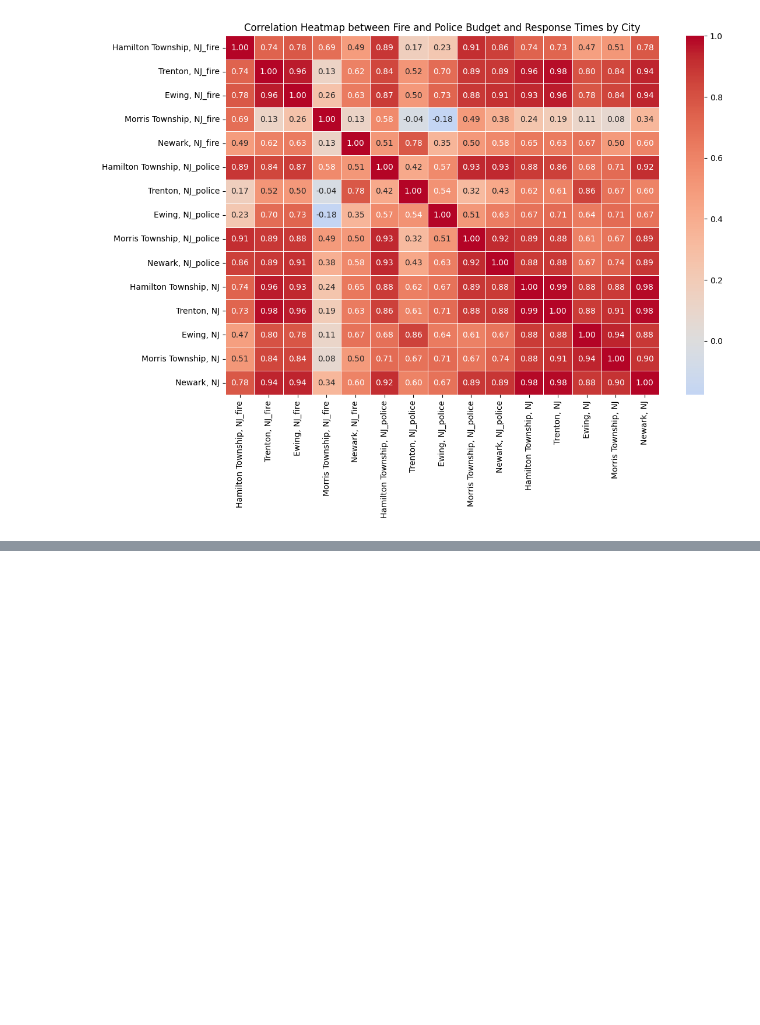
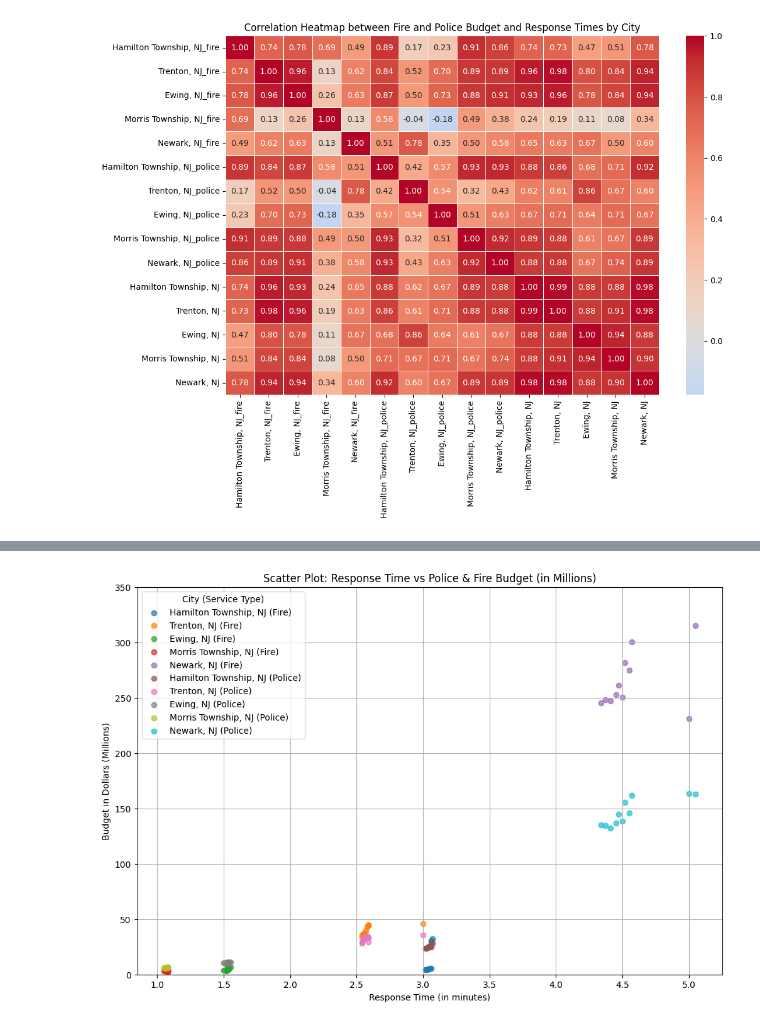
Before and after one commit to erikaguiracocha/Capstone-Project, a Jupyter notebook: capstoneproject1.ipynb, the cells around one changed output, grey strips where cells are left out. Saved outputs shown, nothing was run; the diff lists cells and outputs as text; code cells hidden in the pictures; blank space fills up the shorter version.

```diff
--- a/capstoneproject1.ipynb
+++ b/capstoneproject1.ipynb
@@ -406,0 +468,64 @@ See the caveats in the documentation: https://pandas.pydata.org/pandas-docs/stab
+# %%
+import pandas as pd
+import matplotlib.pyplot as plt
+
+# Example data for police and fire budgets
+police_budgets = {
+    "Hamilton Township, NJ": [23855414.57, 23480796.19, 23963229.75, 24558184.00, 25283495.00, 24743015.00, 25461511.96, 24917096.52, 26324040.00, 27586965.00, 28072436.00],
+    "Trenton, NJ": [28458963.00, 29286689.00, 31677855.92, 31996798.42, 34207198.80, 33321642.00, 35037749.07, 33478331.85, 33430800.00, 29313194.35, 35679708.93],
+    "Ewing, NJ": [10480000.00, 10214000.00, 10123697.00, 10305301.00, 10878250.00, 10855930.00, 11323300.00, 11200001.00, 10479003.00, 11030563.74, 11029000.00],
+    "Morris Township, NJ": [5972272.53, 5774320.45, 5925040.22, 5956911.47, 6056124.88, 5984826.69, 6062547.21, 6173672.36, 6411032.51, 6464630.59, 6427854.48],
+    "Newark, NJ": [134899555.00, 134698652.00, 132262072.00, 136781114.00, 144999006.00, 138627086.00, 155550247.00, 146120143.00, 161599427.00, 163484254.00, 162956215.00]
+}
+
+fire_budgets = {
+    "Hamilton Township, NJ": [4494789, 4301152, 4353448, 4742449, 4758183, 5141843, 5658747, 5609316, 30621000, 29738129, 32127135],
+    "Trenton, NJ": [35915808, 33687033, 36573526, 37485599, 36545633, 39636399, 43280219, 44208633, 44655105, 44743022, 46087459],
+    "Ewing, NJ": [3836644, 3751619, 3315927, 3899483, 4297917, 5151764, 5509543, 5839373, 6149993, 6182807, 6818900],
+    "Morris Township, NJ": [3520321, 3676545, 3498002, 3559126, 4259696, 3731605, 2329614, 2478635, 4281720, 4534326, 4935977],
+    "Newark, NJ": [245469817, 247936066, 247123839, 252439913, 260985007, 250636333, 281758976, 274586387, 300350612, 230824120, 315051003]
+}
+
+# Example response times in minutes
+response_times = {
+    "Hamilton Township, NJ": [3.02, 3.02, 3.03, 3.04, 3.04, 3.04, 3.05, 3.06, 3.06, 3.06, 3.07],
+    "Trenton, NJ": [2.54, 2.54, 2.55, 2.56, 2.56, 2.57, 2.58, 2.59, 2.59, 2.59, 3.00],
+    "Ewing, NJ": [1.50, 1.51, 1.52, 1.53, 1.53, 1.54, 1.54, 1.54, 1.54, 1.53, 1.55],
+    "Morris Township, NJ": [1.05, 1.06, 1.06, 1.07, 1.07, 1.08, 1.08, 1.08, 1.08, 1.08, 1.08],
+    "Newark, NJ": [4.34, 4.37, 4.41, 4.45, 4.47, 4.50, 4.52, 4.55, 4.57, 5.00, 5.05]
+}
+
+# Convert dictionaries to DataFrames
+df_fire = pd.DataFrame(fire_budgets)
+df_police = pd.DataFrame(police_budgets)
+df_response = pd.DataFrame(response_times)
+
+# Create a scatter plot comparing Response Time (x-axis) vs Police & Fire budgets (y-axis)
+plt.figure(figsize=(12, 8))
+
+# Scatter plot for Fire Budget vs Response Time (Fire data on Y-axis)
+for city in df_fire.columns:
+    plt.scatter(df_response[city], df_fire[city]/1e6, label=f'{city} (Fire)', alpha=0.7)
+
+# Scatter plot for Police Budget vs Response Time (Police data on Y-axis)
+for city in df_police.columns:
+    plt.scatter(df_response[city], df_police[city]/1e6, label=f'{city} (Police)', alpha=0.7)
+
+# Add title and labels in English
+plt.title("Scatter Plot: Response Time vs Police & Fire Budget (in Millions)")
+plt.xlabel("Response Time (in minutes)")
+plt.ylabel("Budget in Dollars (Millions)")
+
+# Add a legend
+plt.legend(title="City (Service Type)")
+
+# Add grid for better visualization
+plt.grid(True)
+
+# Set the y-axis to have a range that fits the scale of budgets in millions (from 0 to 350)
+plt.ylim(0, 350)  # Setting the range from 0 to 350 million dollars
+
+# Display the plot
+plt.show()
+# %% [output]
+[figure, added]
```
Also changed, not shown: parts of 1 cell of this notebook.
